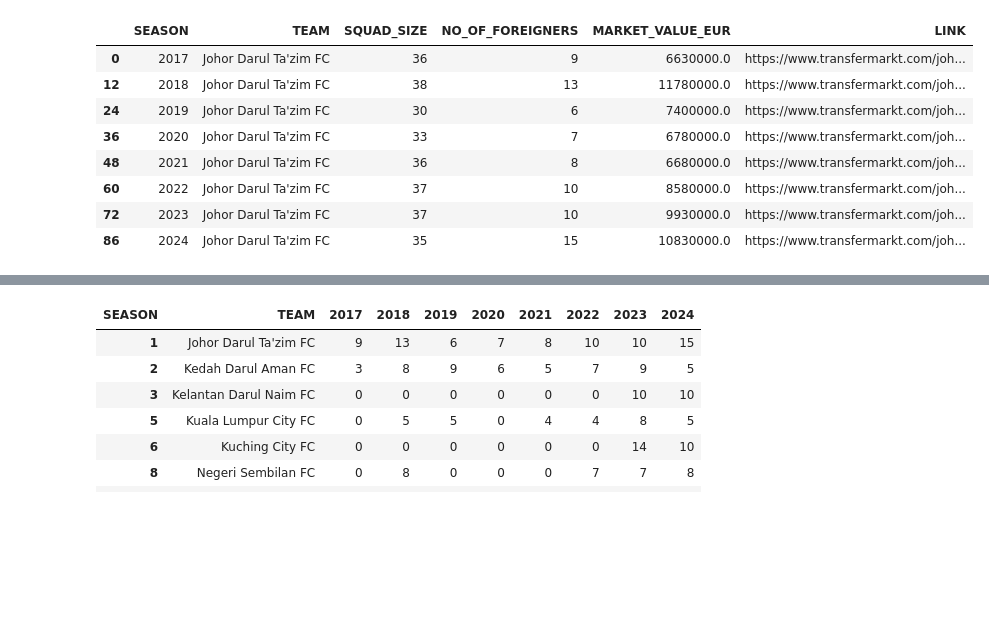
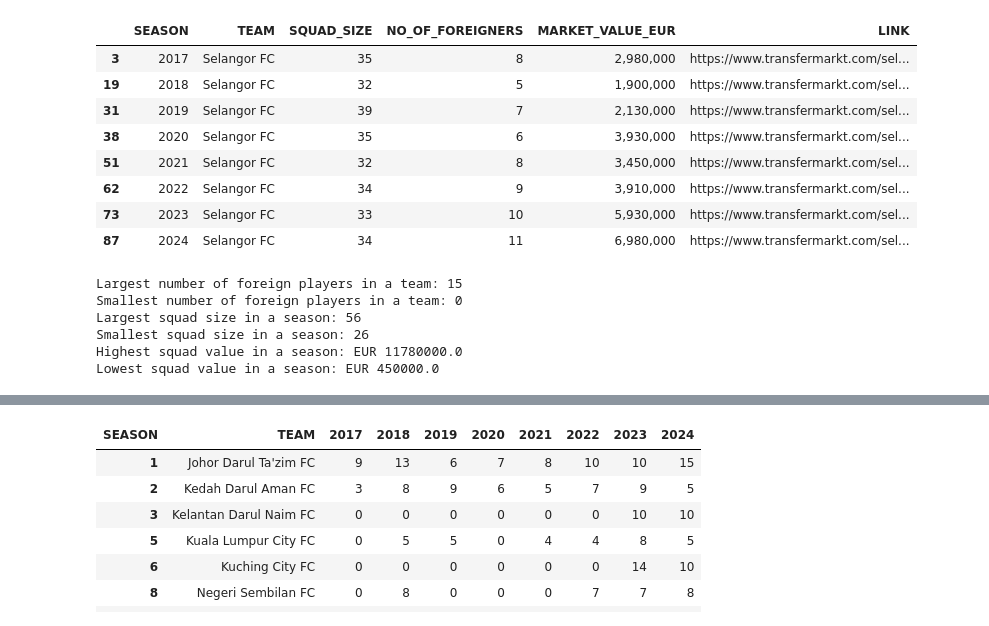
Before and after one commit to IzzatZanail/MalaysiaSuperLeagueDataAnalysis, a Jupyter notebook: MalaysiaSuperLeagueDataAnalysis.ipynb, the cells around one changed output, grey strips where cells are left out. Cells and saved outputs as stored; diff of their text form; code cells hidden in the pictures; blank space fills up the shorter version.

```diff
--- a/MalaysiaSuperLeagueDataAnalysis.ipynb
+++ b/MalaysiaSuperLeagueDataAnalysis.ipynb
@@ -71,17 +81,19 @@ df_msl_teams.tail(n=10)
 # %%
 # Filter dataframe by TEAM
-df_msl_teams[df_msl_teams['TEAM'] == "Johor Darul Ta'zim FC"]
+
+df_msl_teams[df_msl_teams['TEAM'] == "Selangor FC"]
 # %% [output]
 |  | SEASON | TEAM | SQUAD_SIZE | NO_OF_FOREIGNERS | MARKET_VALUE_EUR | LINK |
-| 0 | 2017 | Johor Darul Ta'zim FC | 36 | 9 | 6630000.0 | https://www.transfermarkt.com/joh... |
-| 12 | 2018 | Johor Darul Ta'zim FC | 38 | 13 | 11780000.0 | https://www.transfermarkt.com/joh... |
-| 24 | 2019 | Johor Darul Ta'zim FC | 30 | 6 | 7400000.0 | https://www.transfermarkt.com/joh... |
-| 36 | 2020 | Johor Darul Ta'zim FC | 33 | 7 | 6780000.0 | https://www.transfermarkt.com/joh... |
-| 48 | 2021 | Johor Darul Ta'zim FC | 36 | 8 | 6680000.0 | https://www.transfermarkt.com/joh... |
-| 60 | 2022 | Johor Darul Ta'zim FC | 37 | 10 | 8580000.0 | https://www.transfermarkt.com/joh... |
-| 72 | 2023 | Johor Darul Ta'zim FC | 37 | 10 | 9930000.0 | https://www.transfermarkt.com/joh... |
-| 86 | 2024 | Johor Darul Ta'zim FC | 35 | 15 | 10830000.0 | https://www.transfermarkt.com/joh... |
+| 3 | 2017 | Selangor FC | 35 | 8 | 2,980,000 | https://www.transfermarkt.com/sel... |
+| 19 | 2018 | Selangor FC | 32 | 5 | 1,900,000 | https://www.transfermarkt.com/sel... |
+| 31 | 2019 | Selangor FC | 39 | 7 | 2,130,000 | https://www.transfermarkt.com/sel... |
+| 38 | 2020 | Selangor FC | 35 | 6 | 3,930,000 | https://www.transfermarkt.com/sel... |
+| 51 | 2021 | Selangor FC | 32 | 8 | 3,450,000 | https://www.transfermarkt.com/sel... |
+| 62 | 2022 | Selangor FC | 34 | 9 | 3,910,000 | https://www.transfermarkt.com/sel... |
+| 73 | 2023 | Selangor FC | 33 | 10 | 5,930,000 | https://www.transfermarkt.com/sel... |
+| 87 | 2024 | Selangor FC | 34 | 11 | 6,980,000 | https://www.transfermarkt.com/sel... |
 # %%
+# Identify min/max or higest/lowest in MSL Teams dataframe
 
 max_foreigners = df_msl_teams.loc[df_msl_teams['NO_OF_FOREIGNERS'].idxmax()].iloc[3]
 min_foreigners = df_msl_teams.loc[df_msl_teams['NO_OF_FOREIGNERS'].idxmin()].iloc[3]
@@ -91,4 +103,18 @@ min_team_size = df_msl_teams.loc[df_msl_teams['SQUAD_SIZE'].idxmin()].iloc[2]
 
 highest_value = df_msl_teams.loc[df_msl_teams['MARKET_VALUE_EUR'].idxmax()].iloc[4]
 lowest_value = df_msl_teams.loc[df_msl_teams['MARKET_VALUE_EUR'].idxmin()].iloc[4]
+
+print('Largest number of foreign players in a team: ' + str(max_foreigners))
+print('Smallest number of foreign players in a team: ' + str(min_foreigners))
+print('Largest squad size in a season: ' + str(max_team_size))
+print('Smallest squad size in a season: ' + str(min_team_size))
+print('Highest squad value in a season: EUR ' + str(highest_value))
+print('Lowest squad value in a season: EUR ' + str(lowest_value))
+# %% [output]
+Largest number of foreign players in a team: 15
+Smallest number of foreign players in a team: 0
+Largest squad size in a season: 56
+Smallest squad size in a season: 26
+Highest squad value in a season: EUR 11780000.0
+Lowest squad value in a season: EUR 450000.0
 # %%
```
Also changed, not shown: parts of 30 cells of this notebook.
